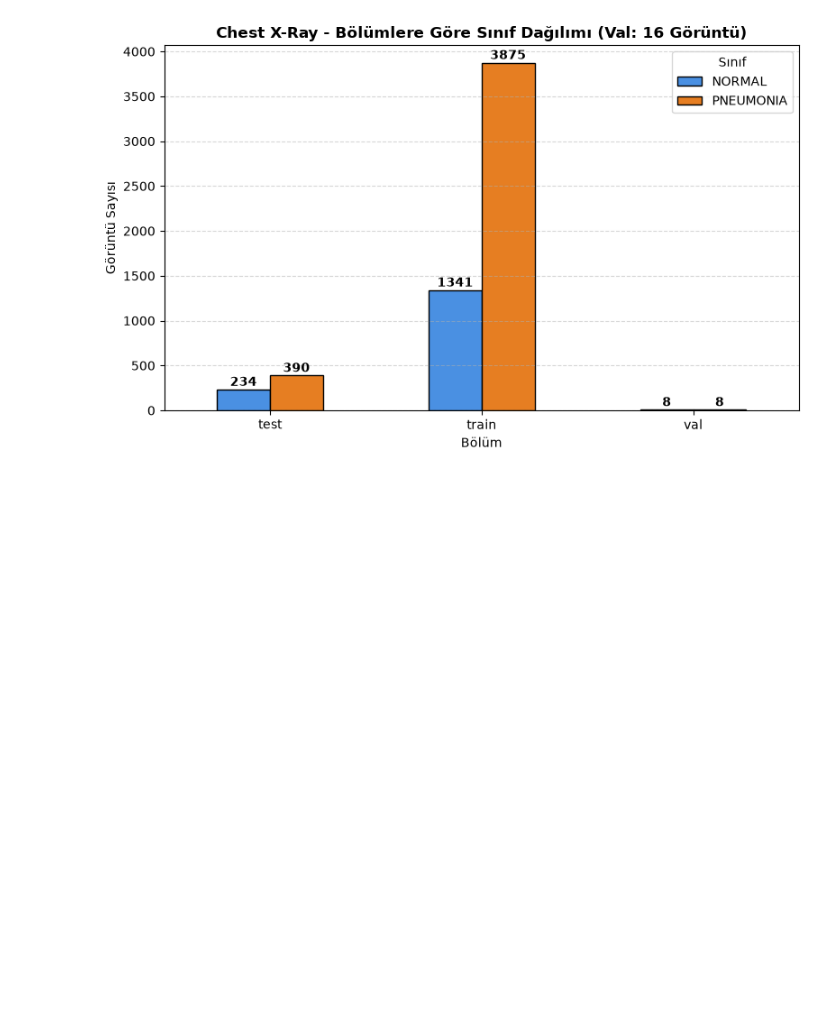
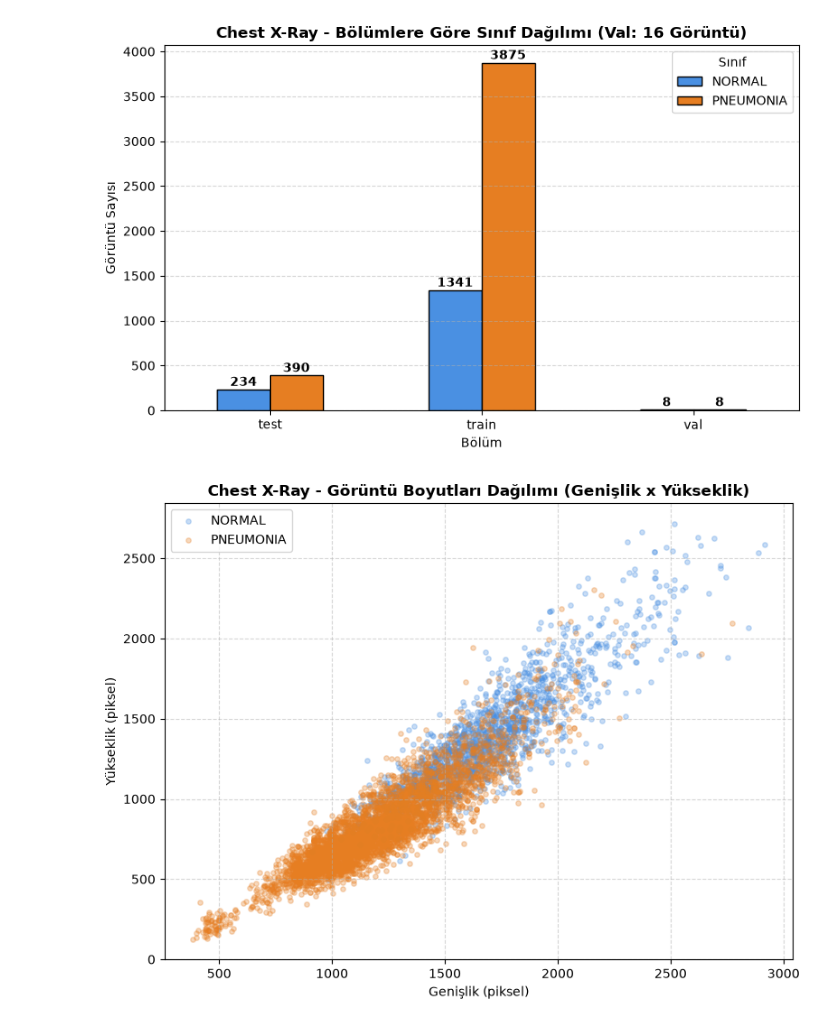
Before and after one commit to muhammeterendorak81/chest-xray-classification, a Jupyter notebook: notebooks/01_eda.ipynb, the cells around one changed output. Cells and saved outputs as stored; diff of their text form; code cells hidden in the pictures; blank space fills up the shorter version.

```diff
--- a/notebooks/01_eda.ipynb
+++ b/notebooks/01_eda.ipynb
@@ -282,3 +282,22 @@ plt.savefig(gorseller_yolu / "bolum_dagilimi.png", dpi=300)
 plt.show()
 # %% [output]
 [figure]
+# %%
+# Genişlik vs Yükseklik boyut dağılımı
+plt.figure(figsize=(8, 6))
+
+for sinif, renk in [("NORMAL", "#4A90E2"), ("PNEUMONIA", "#E67E22")]:
+    alt = xray_boyut[xray_boyut["Sınıf"] == sinif]
+    plt.scatter(alt["Genişlik"], alt["Yükseklik"], alpha=0.3, label=sinif, color=renk, s=15)
+
+plt.title("Chest X-Ray - Görüntü Boyutları Dağılımı (Genişlik x Yükseklik)", fontsize=12, fontweight="bold")
+plt.xlabel("Genişlik (piksel)")
+plt.ylabel("Yükseklik (piksel)")
+plt.legend()
+plt.grid(True, linestyle="--", alpha=0.5)
+
+plt.tight_layout()
+plt.savefig(gorseller_yolu / "boyut_dagilimi.png", dpi=300)
+plt.show()
+# %% [output]
+[figure, added]
```
Also changed, not shown: parts of 1 cell of this notebook.
